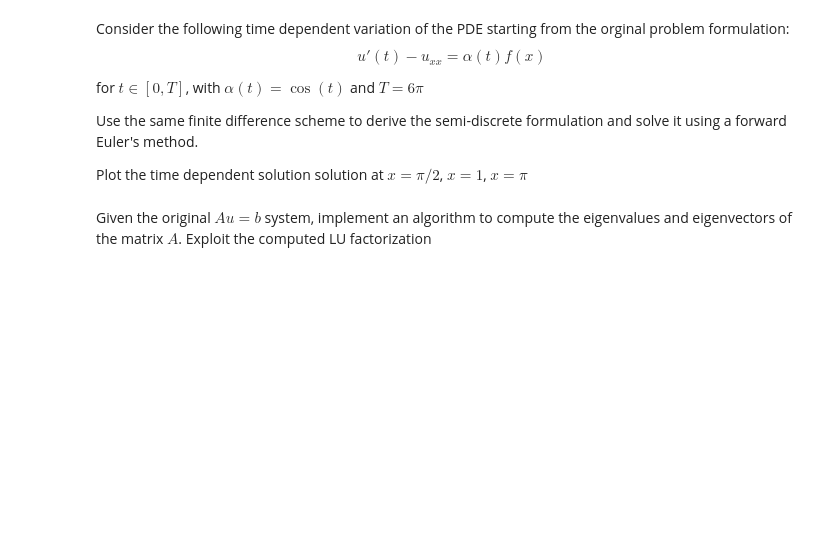
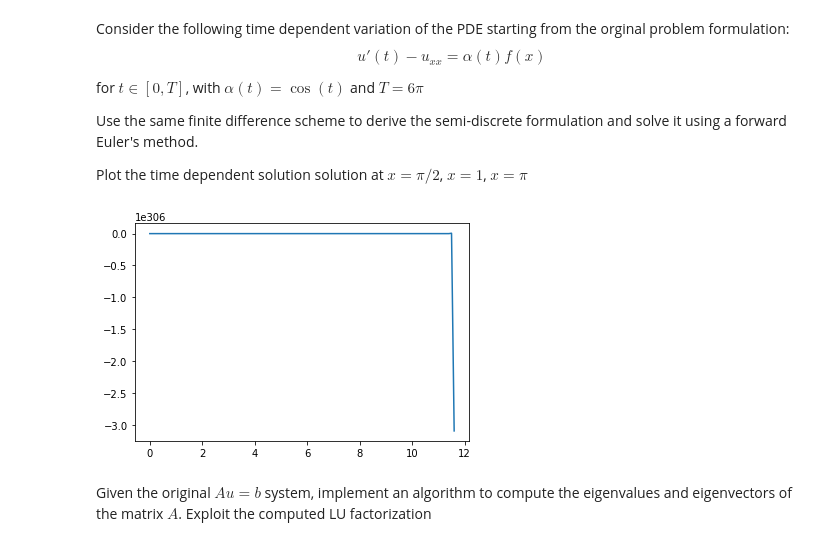
Before and after one commit to mapenzo-ph/numerical-analysis-2021-2022, a Jupyter notebook: FinalProject_2021_2022.ipynb, the cells around one changed output. Cells and saved outputs as stored; diff of their text form; code cells hidden in the pictures; blank space fills up the shorter version.

```diff
--- a/FinalProject_2021_2022.ipynb
+++ b/FinalProject_2021_2022.ipynb
@@ -250,8 +249,30 @@ Use the same finite difference scheme to derive the semi-discrete formulation an
 
 Plot the time dependent solution solution at $x = \pi/2$, $x=1$,
 $x=\pi$
+# %%
+# input data
+t0 = 0
+tf = 6*pi
+alpha = lambda t: cos(t)
+u0 = zeros((n,))
 # %%
-#TODO
+# forward Euler to solve the system
+def fe(u0,t0,tf,h,alpha, A,b):
+    t = arange(t0,tf+1e-10, h)      # timesteps
+    sol = zeros((len(u0), len(t)))  # rows correspond to solution at given time
+    sol[:,0] = u0
+    for i in range(1,len(t)):
+        u_xx = -dot(A, sol[:,i-1])   # compute derivative at time step before
+        af = alpha(t[i-1])*b       # compute function at time step before
+        sol[:,i] = sol[:,i-1] + h*u_xx + h*af
+
+    return sol, t
+# %%
+sol, t = fe(u0,t0,tf,0.1,alpha, A,b)
+
+_ = plot(t, sol[15])
+# %% [output]
+[figure, added]
 # %% [markdown]
 Given the original $Au = b$ system, implement an algorithm to compute the eigenvalues and eigenvectors of the matrix $A$. Exploit the computed LU factorization
 # %%
```
Also changed, not shown: parts of 8 cells of this notebook.
